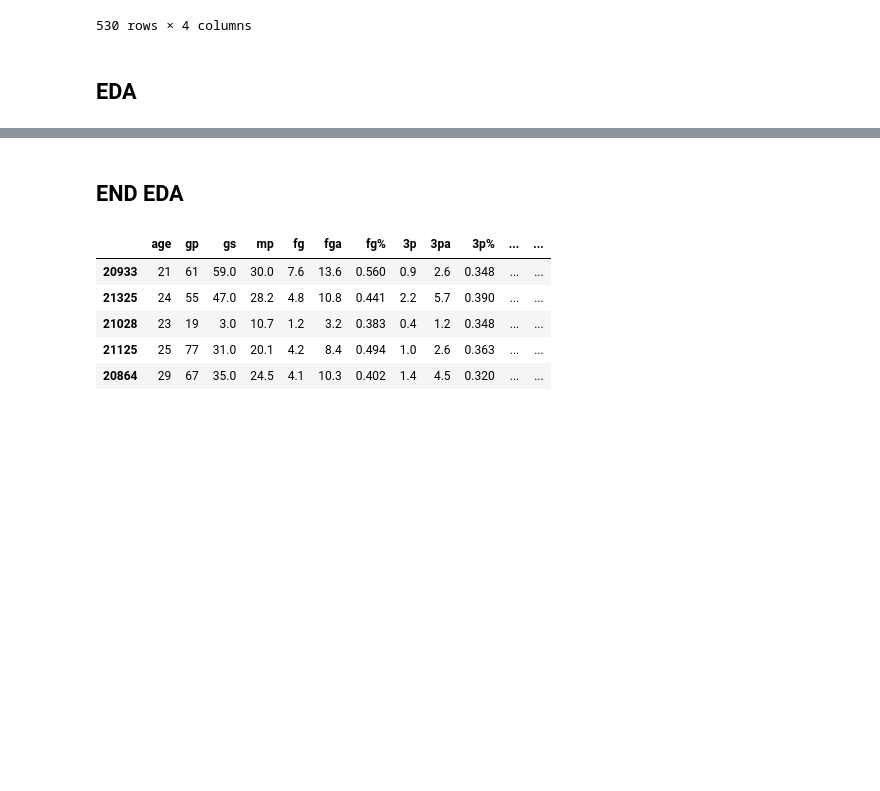
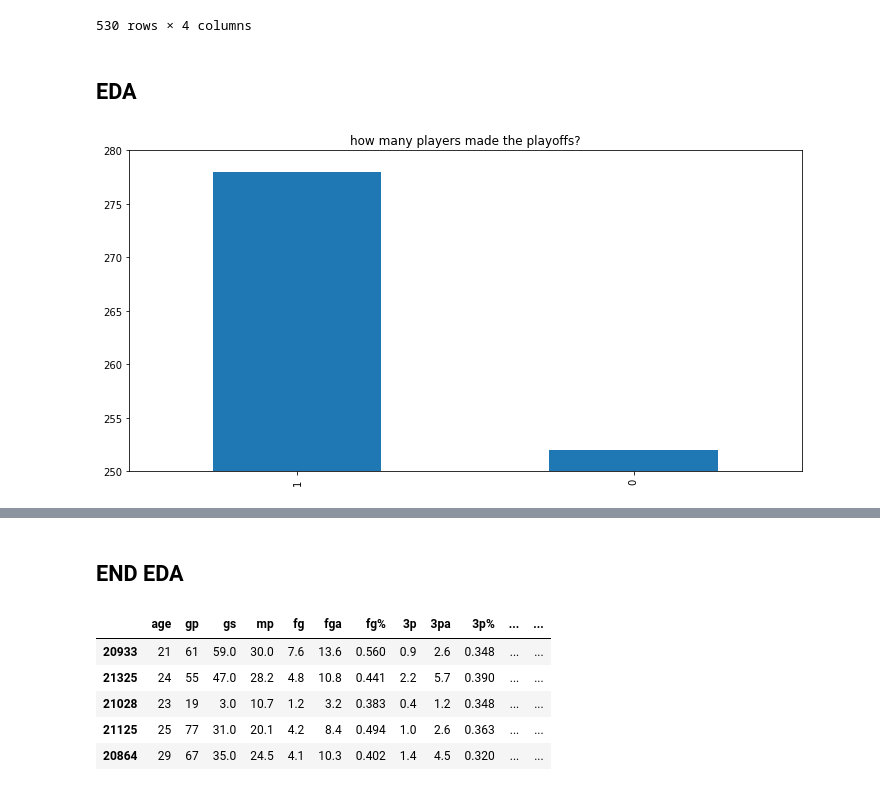
Before and after one commit to ArielJosephCohen/postseason_prediction, a Jupyter notebook: player_stats.ipynb, the cells around one changed output, grey strips where cells are left out. Drawn from its saved outputs; the diff is of its cells as text; code cells hidden in the pictures; blank space fills up the shorter version.

```diff
--- a/player_stats.ipynb
+++ b/player_stats.ipynb
@@ -226,3 +228,12 @@ df.select_dtypes(include='O')
 530 rows × 4 columns
 # %% [markdown]
 ## EDA
+# %%
+plt.figure(figsize=(10,5))
+df.playoffs.value_counts().plot(kind='bar')
+plt.ylim(250,280)
+plt.tight_layout()
+plt.title('how many players made the playoffs?')
+plt.show()
+# %% [output]
+[figure, added]
```
Also changed, not shown: parts of 17 cells of this notebook, 2 other files.
